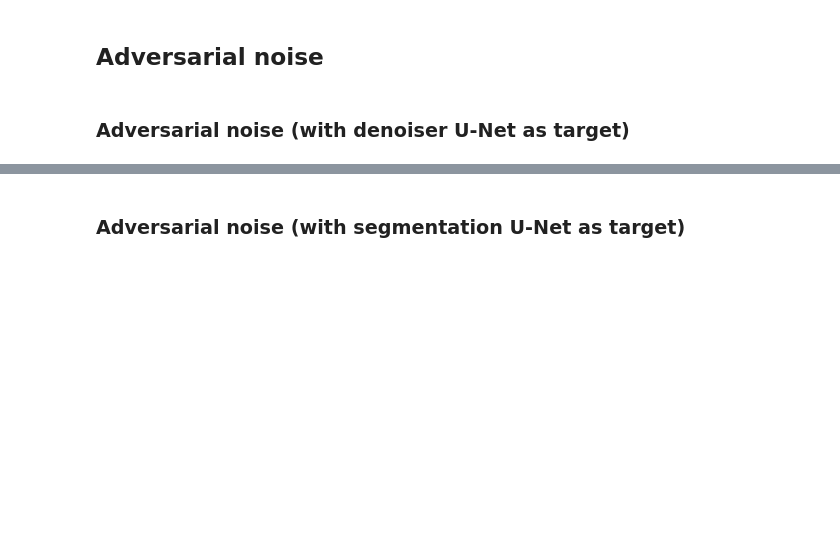
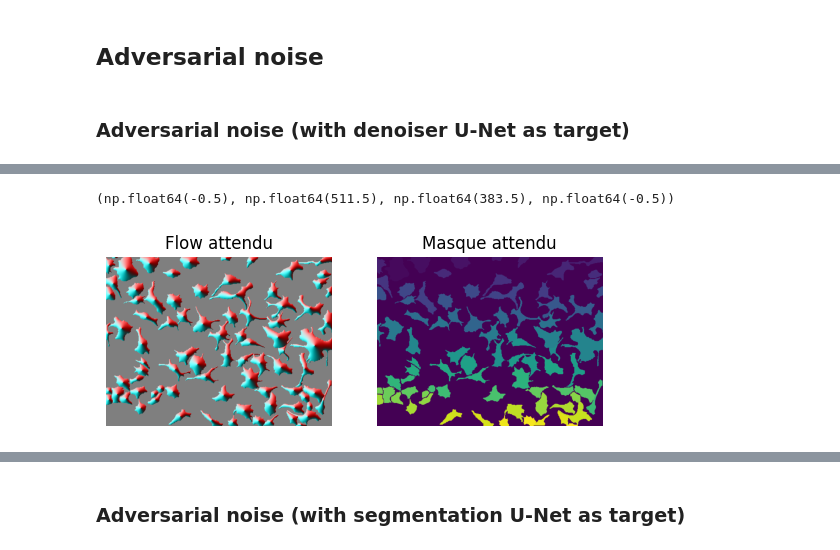
Before and after one commit to computerspieler/ProjetIntegrateur, a Jupyter notebook: ProjetInte/cellpose3.ipynb, the cells around one changed output, grey strips where cells are left out. Cells and saved outputs as stored; diff of their text form; code cells hidden in the pictures; blank space fills up the shorter version.

```diff
--- a/ProjetInte/cellpose3.ipynb
+++ b/ProjetInte/cellpose3.ipynb
@@ -474,0 +479,7 @@ for i, size in enumerate(TILE_SIZES):
+# %%
+img, mask = transform(dt[0][0], dt[0][1])
+[mask1, flow1] = model.eval(img)[0:2]
+gd1 = get_gradient_ascent(model.dn, img, mask, 64)
+img2 = img + 0.03 * gd1 #fixed_pattern(img.transpose(1, 2, 0), 0.03).transpose(2, 0, 1) #img + 0.03 * gd1
+[mask2, flow2] = model.eval(img2)[0:2]
+gd2 = get_gradient_ascent(model.dn, img2, mask, 64)
@@ -474,0 +488,21 @@ for i, size in enumerate(TILE_SIZES):
+# %%
+def normalize(arr: np.array) -> np.array:
+    ma = arr.max(axis=0).max(axis=0)
+    mi = arr.min(axis=0).min(axis=0)
+    return (arr - mi) / (ma - mi)
+# %%
+from cellpose.dynamics import labels_to_flows
+flow_tensor = labels_to_flows([mask], device = model.cp.device)[0]
+
+ax = plt.subplot(1, 2, 1)
+ax.set_title("Flow attendu")
+ax.imshow(normalize(flow_tensor[2:4].transpose(1, 2, 0))[...,[0, 1, 1]])
+ax.axis('off')
+
+ax = plt.subplot(1, 2, 2)
+ax.set_title("Masque attendu")
+ax.imshow(mask)
+ax.axis('off')
+# %% [output]
+(np.float64(-0.5), np.float64(511.5), np.float64(383.5), np.float64(-0.5))
+[figure, added]
```
Also changed, not shown: parts of 7 cells of this notebook.
